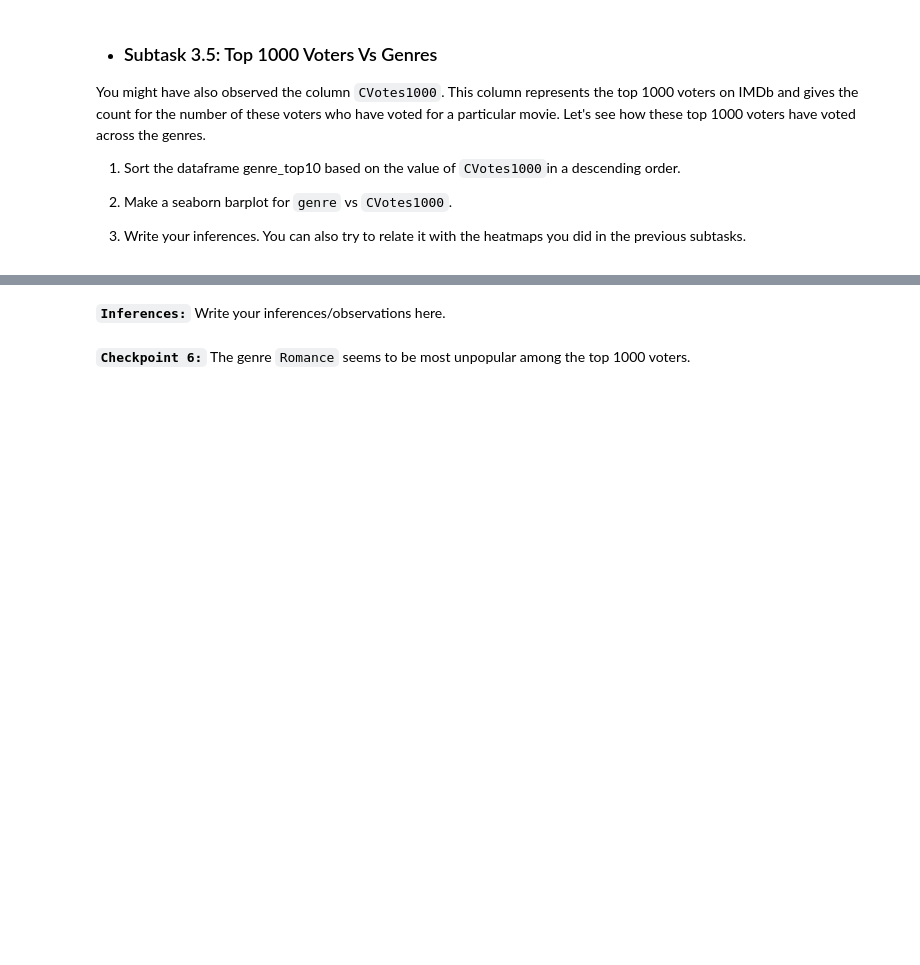
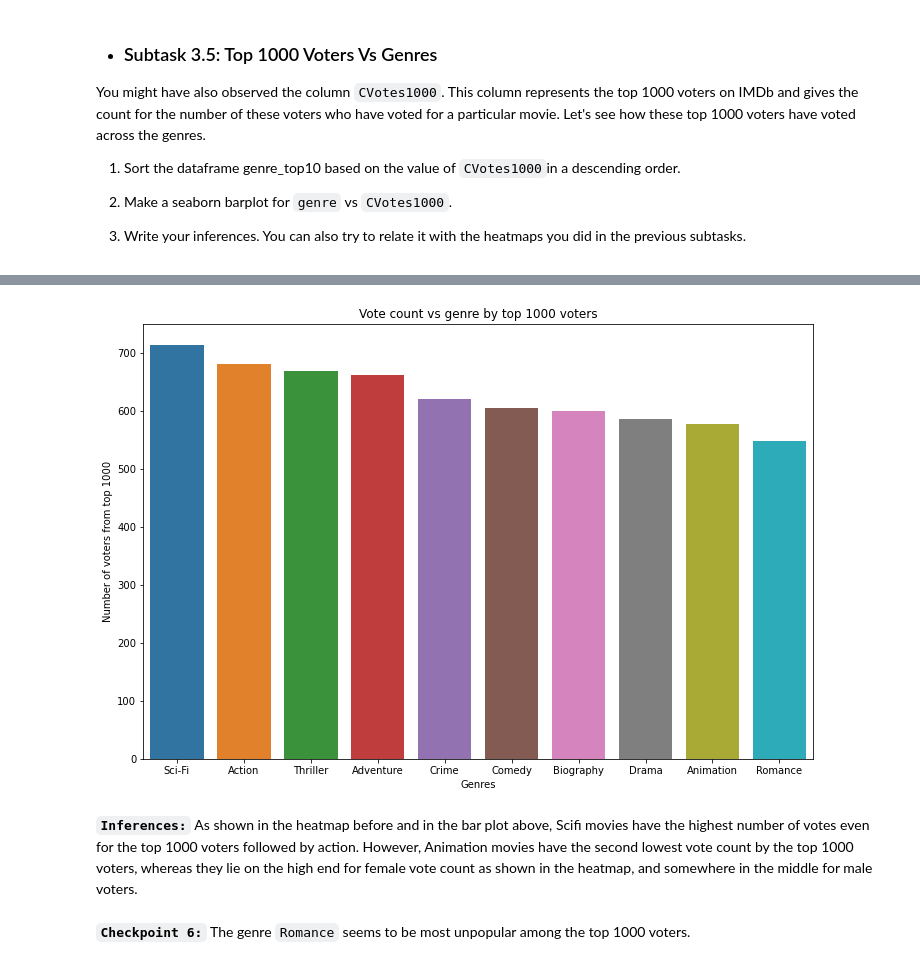
Before and after one commit to abhinav-m/data-science-bootcamp, a Jupyter notebook: projects/upgrad-imdb-assignment/IMDb+Movie+Assignment.ipynb, the cells around one changed output, grey strips where cells are left out. Saved outputs shown, nothing was run; the diff lists cells and outputs as text; code cells hidden in the pictures; blank space fills up the shorter version.

```diff
--- a/projects/upgrad-imdb-assignment/IMDb+Movie+Assignment.ipynb
+++ b/projects/upgrad-imdb-assignment/IMDb+Movie+Assignment.ipynb
@@ -642,3 +674,6 @@ You might have also observed the column `CVotes1000`. This column represents the
 3. Write your inferences. You can also try to relate it with the heatmaps you did in the previous subtasks.
 # %%
 # Sorting by CVotes1000
+
+genre_top10 = genre_top10.sort_values(by='CVotes1000',ascending=False)
+genre_top10
@@ -647,5 +693,15 @@ You might have also observed the column `CVotes1000`. This column represents the
-# %% [markdown]
-**`Inferences:`** Write your inferences/observations here.
+# %%
+# Bar plot
+plt.figure(figsize=(12,8))
+sns.barplot(x=genre_top10.index.to_series(),y=genre_top10.CVotes1000)
+plt.title('Vote count vs genre by top 1000 voters')
+plt.ylabel('Number of voters from top 1000')
+plt.xlabel('Genres')
+plt.show()
+# %% [output]
+[figure, added]
+# %% [markdown]
+**`Inferences:`** As shown in the heatmap before and in the bar plot above, Scifi movies have the highest number of votes even for the top 1000 voters followed by action. However, Animation movies have the second lowest vote count by the top 1000 voters, whereas they lie on the high end for female vote count as shown in the heatmap, and somewhere in the middle for male voters.
 # %% [markdown]
 **`Checkpoint 6:`** The genre `Romance` seems to be most unpopular among the top 1000 voters.
 # %% [markdown]
```
Also changed, not shown: parts of 14 cells of this notebook, 1 other file.
